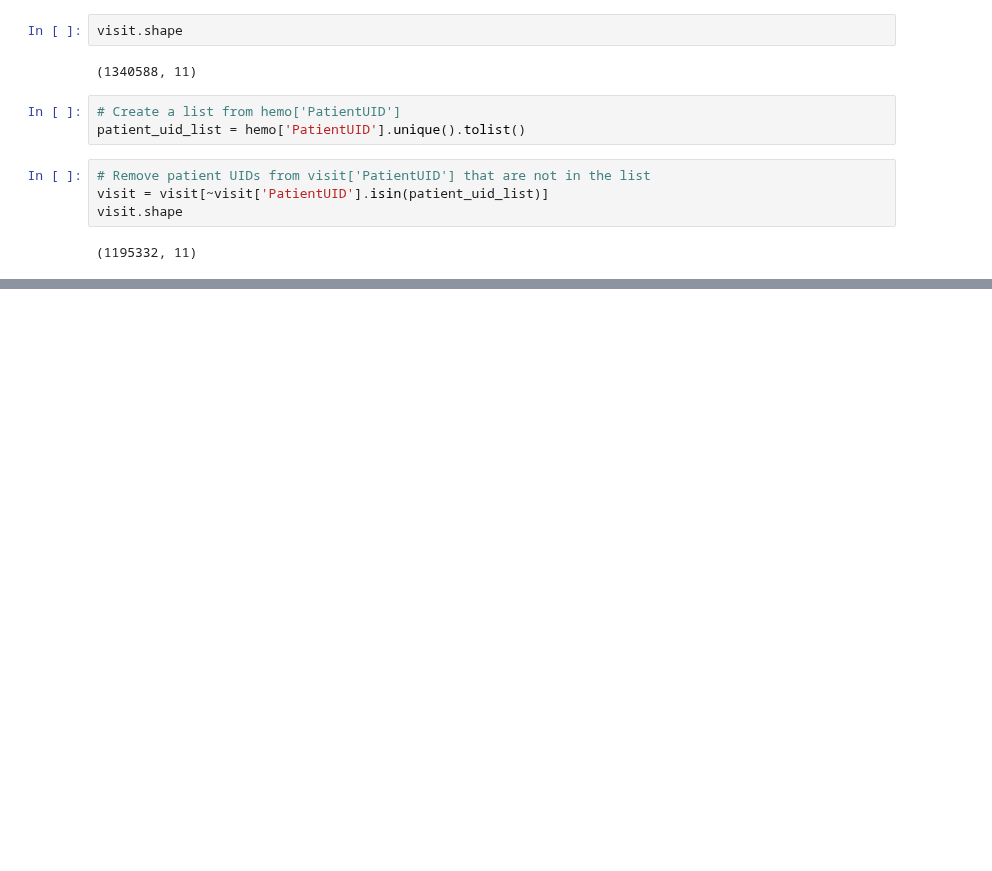
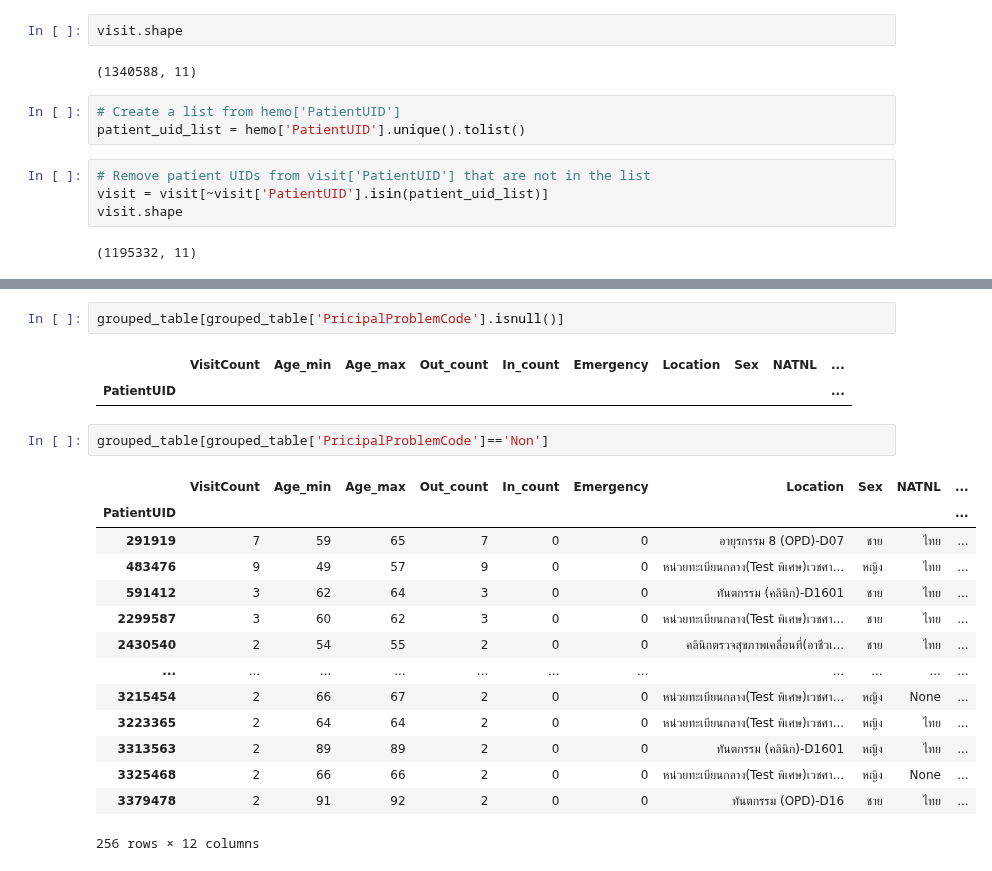
Before and after one commit to nxxk23/PROJECT, a Jupyter notebook: VisitFile.ipynb, the cells around one changed output, grey strips where cells are left out. Drawn from its saved outputs; the diff is of its cells as text; blank space fills up the shorter version.

```diff
--- a/VisitFile.ipynb
+++ b/VisitFile.ipynb
@@ -121,0 +195,22 @@ visit['PricipalProblemCode'].nunique()
+# %%
+grouped_table[grouped_table['PricipalProblemCode'].isnull()]
+# %% [output]
+|  | VisitCount | Age_min | Age_max | Out_count | In_count | Emergency | Location | Sex | NATNL | ... |
+| PatientUID |  |  |  |  |  |  |  |  |  | ... |
+# %%
+grouped_table[grouped_table['PricipalProblemCode']=='Non']
+# %% [output]
+|  | VisitCount | Age_min | Age_max | Out_count | In_count | Emergency | Location | Sex | NATNL | ... |
+| PatientUID |  |  |  |  |  |  |  |  |  | ... |
+| 291919 | 7 | 59 | 65 | 7 | 0 | 0 | อายุรกรรม 8 (OPD)-D07 | ชาย | ไทย | ... |
+| 483476 | 9 | 49 | 57 | 9 | 0 | 0 | หน่วยทะเบียนกลาง(Test พิเศษ)เวชศา... | หญิง | ไทย | ... |
+| 591412 | 3 | 62 | 64 | 3 | 0 | 0 | ทันตกรรม (คลินิก)-D1601 | ชาย | ไทย | ... |
+| 2299587 | 3 | 60 | 62 | 3 | 0 | 0 | หน่วยทะเบียนกลาง(Test พิเศษ)เวชศา... | ชาย | ไทย | ... |
+| 2430540 | 2 | 54 | 55 | 2 | 0 | 0 | คลินิกตรวจสุขภาพเคลื่อนที่(อาชีวเ... | ชาย | ไทย | ... |
+| ... | ... | ... | ... | ... | ... | ... | ... | ... | ... | ... |
+| 3215454 | 2 | 66 | 67 | 2 | 0 | 0 | หน่วยทะเบียนกลาง(Test พิเศษ)เวชศา... | หญิง | None | ... |
+| 3223365 | 2 | 64 | 64 | 2 | 0 | 0 | หน่วยทะเบียนกลาง(Test พิเศษ)เวชศา... | หญิง | ไทย | ... |
+| 3313563 | 2 | 89 | 89 | 2 | 0 | 0 | ทันตกรรม (คลินิก)-D1601 | หญิง | ไทย | ... |
+| 3325468 | 2 | 66 | 66 | 2 | 0 | 0 | หน่วยทะเบียนกลาง(Test พิเศษ)เวชศา... | หญิง | None | ... |
+| 3379478 | 2 | 91 | 92 | 2 | 0 | 0 | ทันตกรรม (OPD)-D16 | ชาย | ไทย | ... |
+256 rows × 12 columns
```
Also changed, not shown: parts of 35 cells of this notebook.
